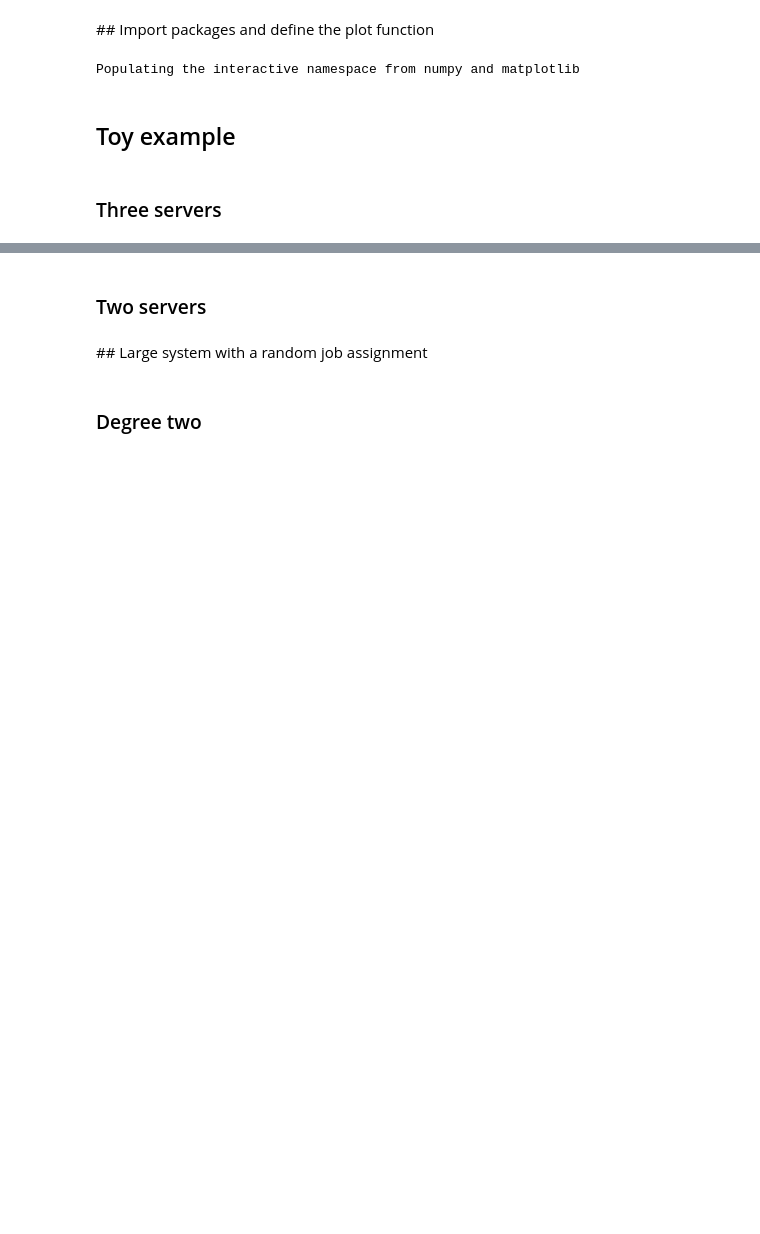
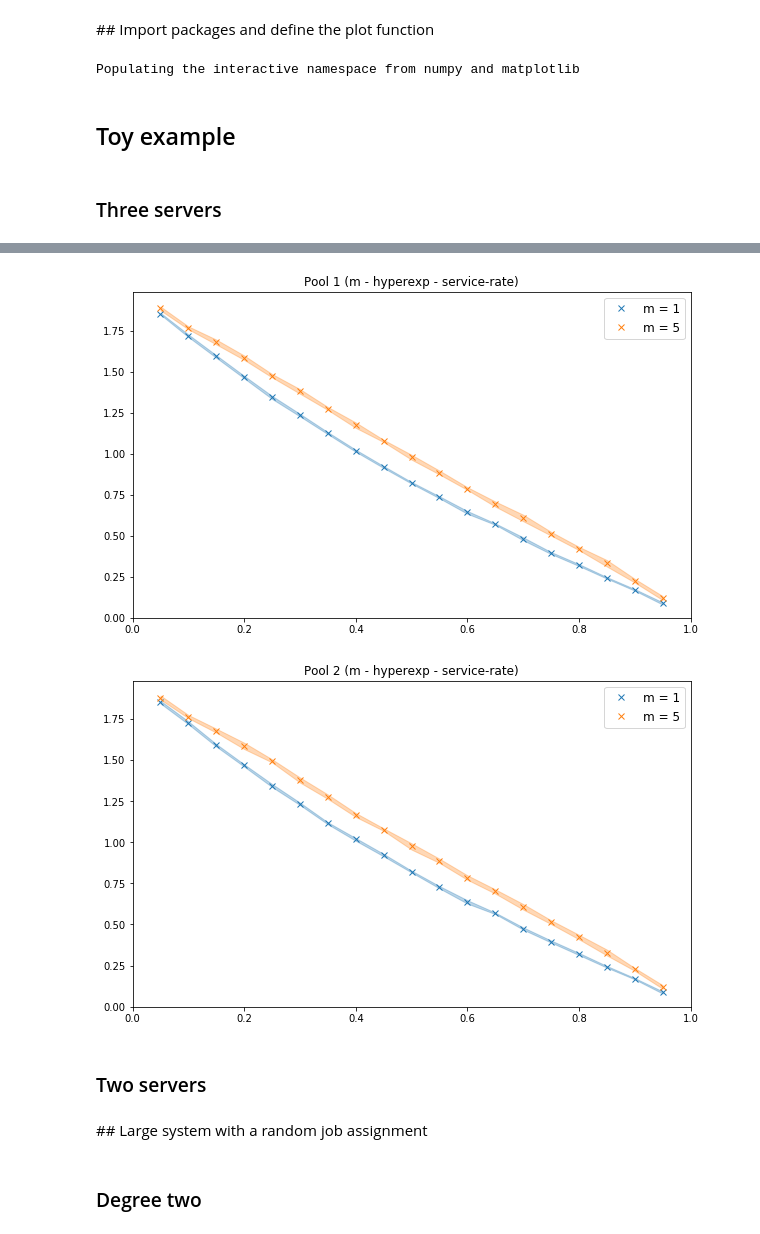
Before and after one commit to ccomte/phd-thesis, a Jupyter notebook: 7-job-scheduling/plot.ipynb, the cells around one changed output, grey strips where cells are left out. Drawn from its saved outputs; the diff is of its cells as text; code cells hidden in the pictures; blank space fills up the shorter version.

```diff
--- a/7-job-scheduling/plot.ipynb
+++ b/7-job-scheduling/plot.ipynb
@@ -62,3 +67,8 @@ toy_example('m', 'bimodal', 'service-rate')
+# %%
+toy_example('m', 'hyperexp', 'service-rate', timers=[1, 5])
+# %% [output]
+[figure, added]
+[figure, added]
 # %% [markdown]
 ### Two servers
 # %% [markdown]
```
Also changed, not shown: parts of 4 cells of this notebook, 2 other files.
